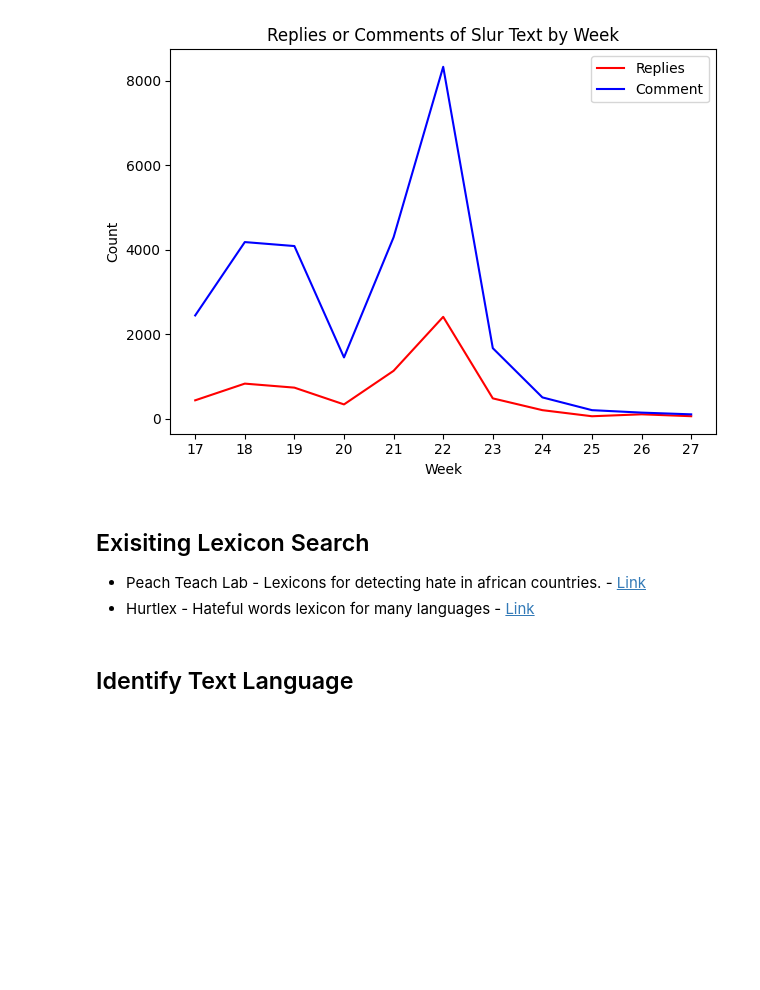
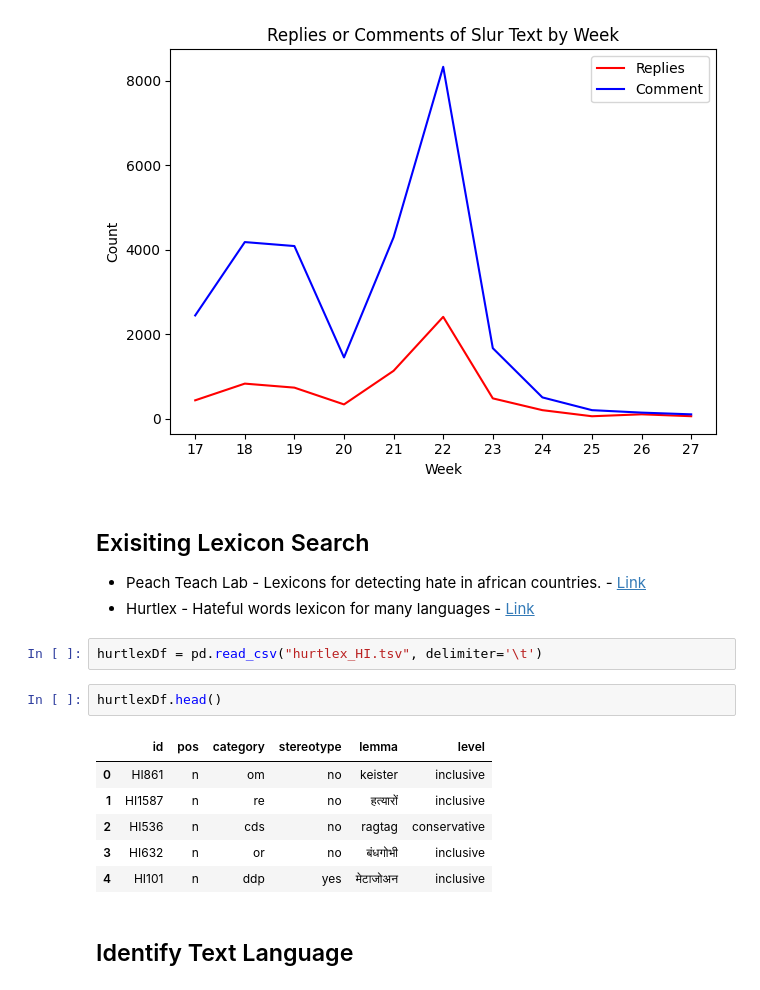
Before and after one commit to aatmanvaidya/Sentiment-Analysis-of-Online-Harassment-Towards-Women-Wrestlers, a Jupyter notebook: youtube_comments_analysis.ipynb, the cells around one changed output. Drawn from its saved outputs; the diff is of its cells as text; blank space fills up the shorter version.

```diff
--- a/youtube_comments_analysis.ipynb
+++ b/youtube_comments_analysis.ipynb
@@ -618,6 +619,17 @@ plt.show()
 ## Exisiting Lexicon Search
 - Peach Teach Lab - Lexicons for detecting hate in african countries. - [Link](https://www.peacetechlab.org/hate-speech-lexicons)
 - Hurtlex - Hateful words lexicon for many languages - [Link](https://github.com/valeriobasile/hurtlex)
+# %%
+hurtlexDf = pd.read_csv("hurtlex_HI.tsv", delimiter='\t')
+# %%
+hurtlexDf.head()
+# %% [output]
+|  | id | pos | category | stereotype | lemma | level |
+| 0 | HI861 | n | om | no | keister | inclusive |
+| 1 | HI1587 | n | re | no | हत्यारों | inclusive |
+| 2 | HI536 | n | cds | no | ragtag | conservative |
+| 3 | HI632 | n | or | no | बंधगोभी | inclusive |
+| 4 | HI101 | n | ddp | yes | मेटाजोअन | inclusive |
 # %% [markdown]
 ## Identify Text Language
 # %%
```
Also changed, not shown: parts of 1 cell of this notebook, 1 other file.
